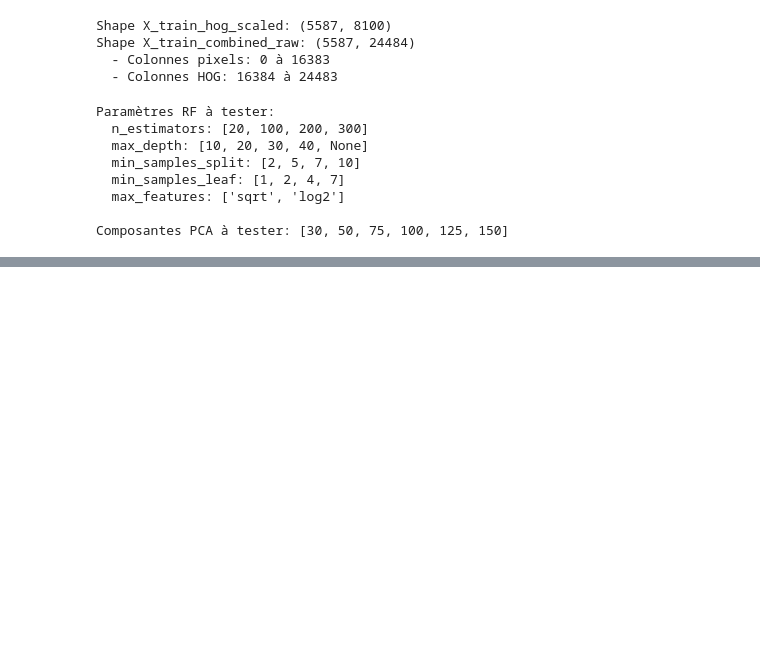
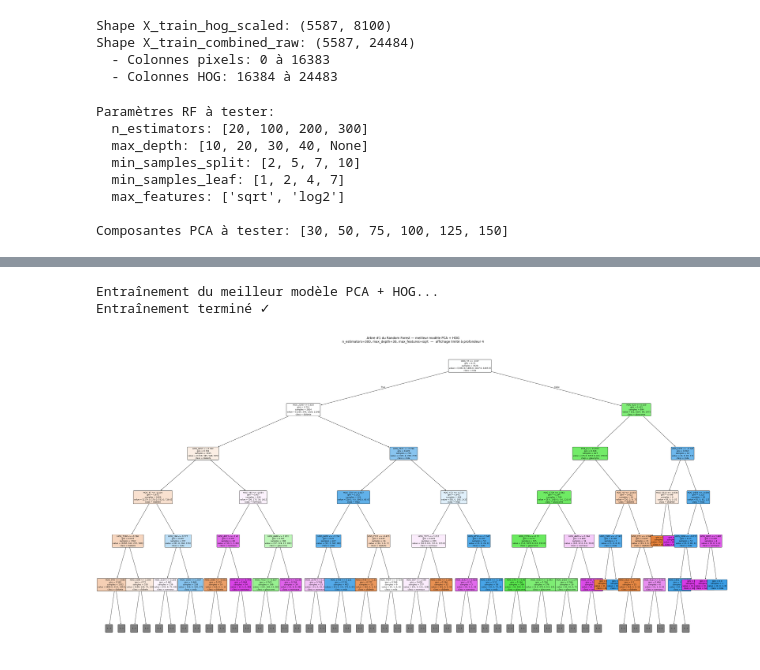
Before and after one commit to Mathis0000/Memoire, a Jupyter notebook: random_forest/random_forest_sans_leger.ipynb, the cells around one changed output, grey strips where cells are left out. Cells and saved outputs as stored; diff of their text form; code cells hidden in the pictures; blank space fills up the shorter version.

```diff
--- a/random_forest/random_forest_sans_leger.ipynb
+++ b/random_forest/random_forest_sans_leger.ipynb
@@ -473,10 +524,10 @@ from sklearn.ensemble import RandomForestClassifier
 import matplotlib.pyplot as plt
 
 # Meilleurs paramètres connus (PCA + HOG)
-BEST_PCA_N = 300
+BEST_PCA_N = 50
 BEST_RF_PARAMS = dict(
     n_estimators=300,
-    max_depth=30,
+    max_depth=40,
     max_features='sqrt',
     min_samples_leaf=1,
     min_samples_split=2,
@@ -503,30 +554,34 @@ print("Entraînement terminé ✓")
 # Noms des features
 feature_names = (
     [f'PCA_{i}' for i in range(BEST_PCA_N)] +
     [f'HOG_{i}' for i in range(X_train_hog_scaled.shape[1])]
 )
 
 # Visualiser l'arbre #1 (profondeur limitée à 4 pour la lisibilité)
 classes = ['diabete', 'glaucome', 'mda', 'normaux']
 tree_to_plot = best_pipe.named_steps['rf'].estimators_[0]
 
 fig, ax = plt.subplots(figsize=(40, 20))
 plot_tree(
     tree_to_plot,
     max_depth=5,
     feature_names=feature_names,
     class_names=classes,
     filled=True,
     rounded=True,
     fontsize=9,
     ax=ax,
     impurity=True,
     proportion=False
 )
 ax.set_title(
     "Arbre #1 du Random Forest — meilleur modèle PCA + HOG\n"
     f"n_estimators=300, max_depth=30, max_features=sqrt  —  affichage limité à profondeur 4",
     fontsize=14
 )
 plt.tight_layout()
 plt.show()
+# %% [output]
+Entraînement du meilleur modèle PCA + HOG...
+Entraînement terminé ✓
+[figure, added]
```
Also changed, not shown: parts of 7 cells of this notebook, 1 other file.
